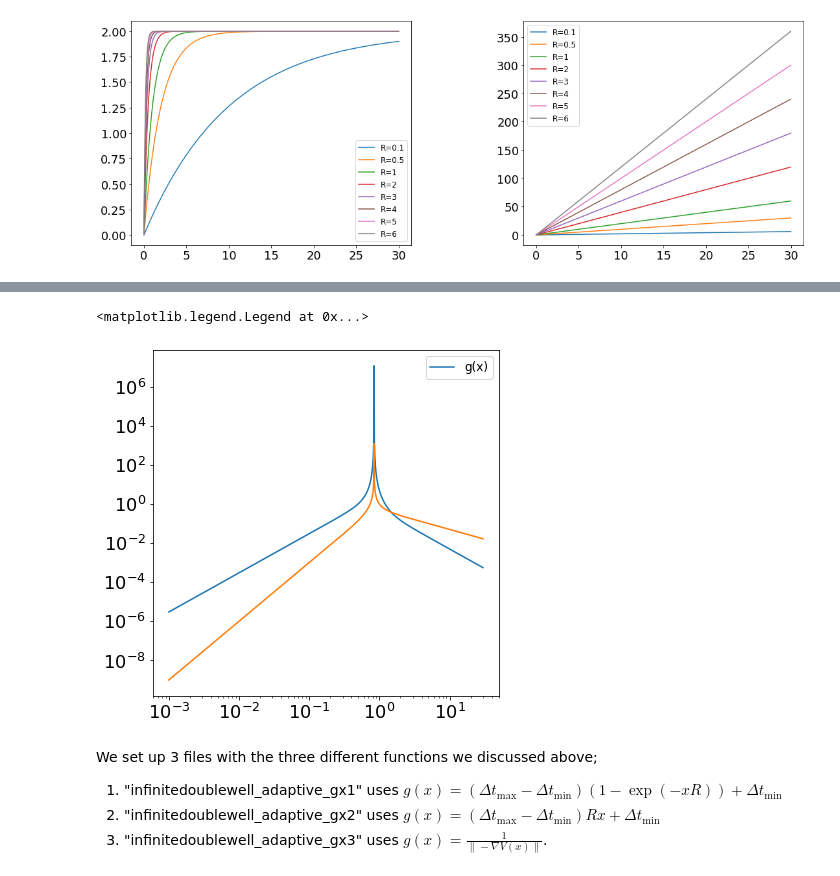
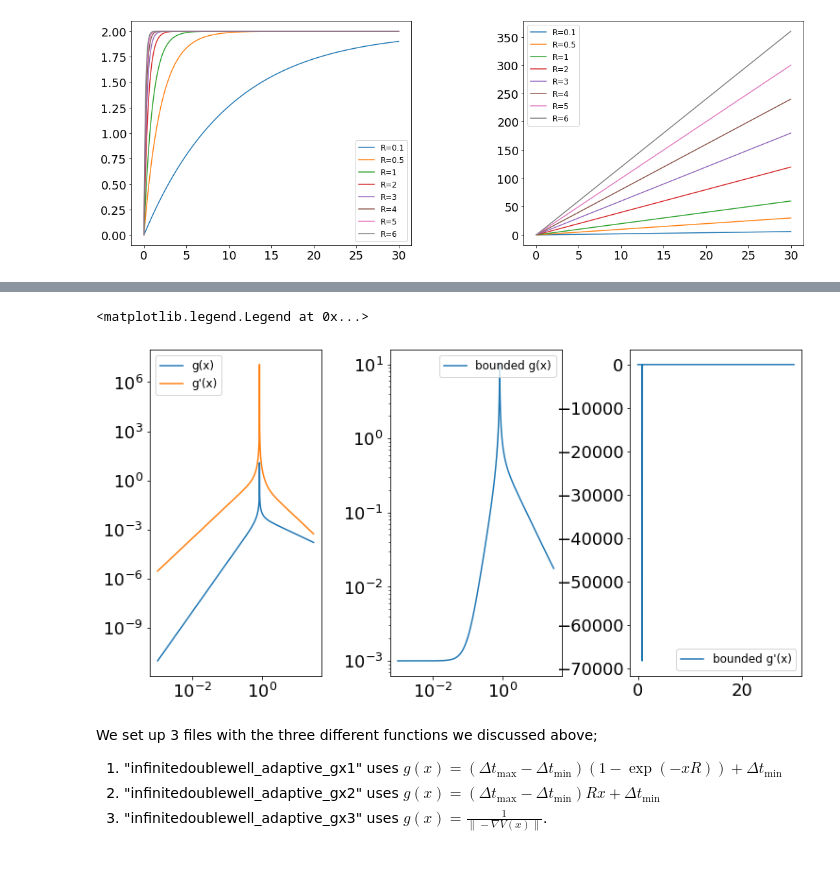
Before and after one commit to alixsleroy/WeakSDEapproximation, a Jupyter notebook: langevin_adaptive.ipynb, the cells around one changed output, grey strips where cells are left out. Drawn from its saved outputs; the diff is of its cells as text; code cells hidden in the pictures.

Commit message:
WORK ON 1 D ADAPTIVE

```diff
--- a/langevin_adaptive.ipynb
+++ b/langevin_adaptive.ipynb
@@ -72,27 +90,58 @@ $$ g'(x) =\frac{- \|\frac{3}{x^4}+2\|}{\|-\frac{1}{x^3}+2x\|^2} $$
 # %%
 def g(x):
     """
     Compute the value of the adaptive function choosen:
     x: float
     """
     x3=np.power(x,3)
     nablaV=np.abs(-1/x3+2*x)
     laplacienV=np.abs(3/(x3*x)+2)
     gx = 1/nablaV
-    gprime=gx*laplacienV/nablaV
+    gprime=laplacienV*np.power(gx,2)
     re=np.array([gx,gprime])
     return re
 
-fig, (ax1)= plt.subplots(1, 1,figsize=(6,6))# plt.figure(figsize=(4,4))
+def g_bounded(x,h,dtmin,dtmax):
+    """
+    Compute the value of the adaptive function choosen:
+    x: float
+    """
+    M=h/dtmin
+    m=h/dtmax
+    x3=np.power(x,3)
+
+    # value of function f
+    f=np.abs(-1/x3+2*x)
+    fprime=np.abs(3/(x3*x)+2)
+
+    #compute gx
+    gx_num=1/M*(f+m)+1
+    gx_den =f+m
+    gx=gx_num/gx_den
+
+    #compute gx prime
+    gxprime=-fprime/(gx_den*gx_den)
+
+    #return
+    re=np.array([gx,gxprime])
+    return re
+
+fig, (ax1,ax2,ax3)= plt.subplots(1, 3,figsize=(12,6))# plt.figure(figsize=(4,4))
 fig.subplots_adjust(left=0.1,bottom=0.1,right=0.9, top=0.9, wspace=0.4, hspace=0.4)
-
+h=0.01
+dtmax=0.1
+dtmin=10**(-5)
 x=np.arange(0.001,30,0.01)
-ax1.loglog(x,g(x)[1,::],label="g(x)")
-ax1.loglog(x,g(x)[0,::],label="")
+ax1.loglog(x,h*g(x)[0,::],label="g(x)")
+ax1.loglog(x,g(x)[1,::],label="g'(x)")
+ax2.loglog(x,g_bounded(x,h,dtmin,dtmax)[0,::],label="bounded g(x)")
+ax3.plot(x,g_bounded(x,0.001,10**(-5),0.1)[1,::],label="bounded g'(x)")
 ax1.legend()
+ax2.legend()
+ax3.legend()
 # %% [output]
 <matplotlib.legend.Legend at 0x...>
-[figure, old version]
+[figure, new version]
 # %% [markdown]
 We set up 3 files with the three different functions we discussed above;
 1. "infinitedoublewell_adaptive_gx1" uses $g(x)= (\Delta t_{\text{max}}-\Delta t_{\text{min}}) \left(1-\exp(- x R) \right)+ \Delta t_{\text{min}}$
```
Also changed, not shown: parts of 5 cells of this notebook, 1 other file.
